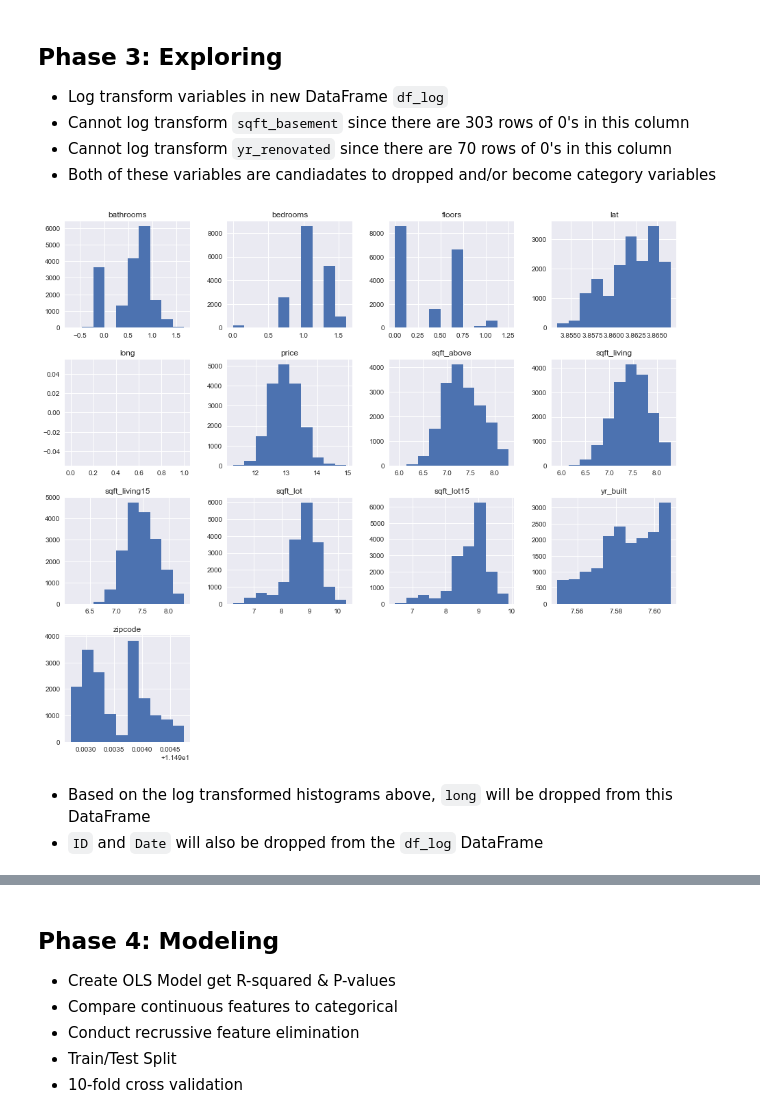
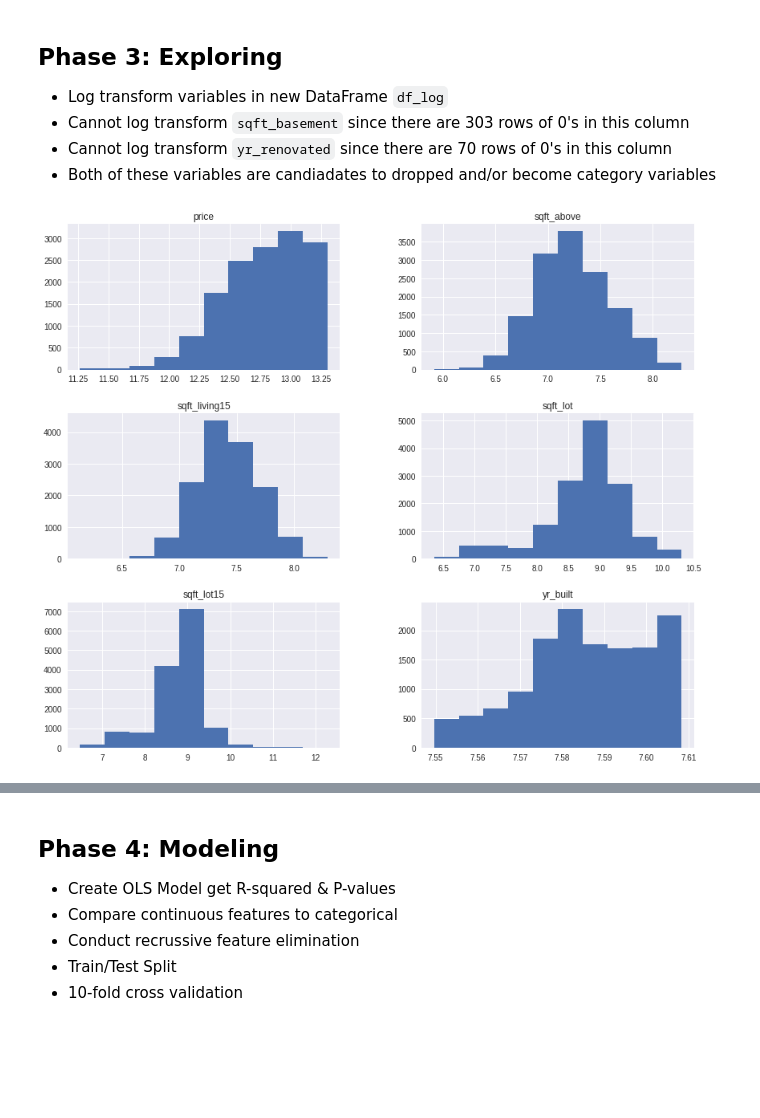
Before and after one commit to chelseapower/dsc-1-final-project-online-ds-pt-011419, a Jupyter notebook: student.ipynb, the cells around one changed output, grey strips where cells are left out. Cells and saved outputs as stored; diff of their text form; code cells hidden in the pictures; blank space fills up the shorter version.

```diff
--- a/student.ipynb
+++ b/student.ipynb
@@ -229,0 +311,3 @@ df['sqft_basement'] = pd.to_numeric(df["sqft_basement"], errors = 'coerce').fill
+# %%
+df_zip.columns = ['zipcode','city']
+df_zip.head()
@@ -229,0 +321,3 @@ df['sqft_basement'] = pd.to_numeric(df["sqft_basement"], errors = 'coerce').fill
+# %%
+df = pd.merge(df,df_zip,how='left', on='zipcode')
+df.head()
@@ -249,3 +355,3 @@ heatmap = sns.heatmap(correlation, annot=True, linewidths=0, vmin=-1, cmap="RdBu
 # %%
-# Remove ID
-df_pred = df.drop(['id'], axis=1)
+# Remove ID, long, lat, date, waterfront, zipcode, yr_renovated, sqft_basement, and sqft_living
+df_pred = df.drop(['id','long','lat','date','zipcode','yr_renovated','sqft_basement','sqft_living'], axis=1, inplace=False)
@@ -269,4 +398,7 @@ df_pred.hist(figsize = [16, 14]);
 # %%
+# Drop price above 600,000
+df_pred.drop(df_pred[ df_pred['price'] > 600000 ].index, inplace=True)
+
 # Drop bedrooms 5 or more
 df_pred.drop(df_pred[ df_pred['bedrooms'] > 5 ].index, inplace=True)
 
@@ -276,20 +408,14 @@ df_pred.drop(df_pred[ (df_pred['bathrooms'] <= 0) & (df_pred['bathrooms'] >= 4)
 # Drop sqft_above above 4,000
 df_pred.drop(df_pred[ df_pred['sqft_above'] > 4000 ].index, inplace=True)
 
-# Drop sqft_basement above l,000
-df_pred.drop(df_pred[ df_pred['sqft_basement'] > 1000 ].index, inplace=True)
-
-# Drop sqft_living above 4,000
-df_pred.drop(df_pred[ df_pred['sqft_living'] > 4000 ].index, inplace=True)
-
 # Drop sqft_living15 above 4,000
 df_pred.drop(df_pred[ df_pred['sqft_living15'] > 4000 ].index, inplace=True)
 
 # Drop sqft_lot above 30,000
 df_pred.drop(df_pred[ df_pred['sqft_lot'] > 30000 ].index, inplace=True)
 
-# Drop sqft_lot15 above 20,000
-df_pred.drop(df_pred[ df_pred['sqft_lot15'] > 20000 ].index, inplace=True)
+# Drop sqft_lot15 above 500,000
+df_pred.drop(df_pred[ df_pred['sqft_lot15'] > 500000 ].index, inplace=True)
 # %%
 # Show histogram again with dropped outliners
 df_pred.hist(figsize = [16, 14]);
@@ -305,26 +458,12 @@ df_pred.hist(figsize = [16, 14]);
 # %%
 # Log transform variables
 df_log = pd.DataFrame([])
-df_log["bedrooms"] = np.log(df_pred["bedrooms"])
-df_log["bathrooms"] = np.log(df_pred["bathrooms"])
-df_log["floors"] = np.log(df_pred["floors"])
-df_log["lat"] = np.log(df_pred["lat"])
-df_log["long"] = np.log(df_pred["long"])
 df_log["price"] = np.log(df_pred["price"])
 df_log["sqft_above"] = np.log(df_pred["sqft_above"])
-# sqft_basement variable is not log transformed because it has 0's in it
-# consider making sqft_basement a category
-df_log["sqft_living"] = np.log(df_pred["sqft_living"])
 df_log["sqft_living15"] = np.log(df_pred["sqft_living15"])
 df_log["sqft_lot"] = np.log(df_pred["sqft_lot"])
 df_log["sqft_lot15"] = np.log(df_pred["sqft_lot15"])
 df_log["yr_built"] = np.log(df_pred["yr_built"])
-# yr_renovated variable is not log transformed because it has 0's in it
-# consider making a new category with yr_renovated
-df_log["zipcode"] = np.log(df_pred["zipcode"])
-df_log.hist(figsize  = [16, 14]);
+df_log.hist(figsize  = [14, 12]);
 # %% [output]
-[figure, old version]
+[figure, new version]
-# %% [markdown]
-* Based on the log transformed histograms above, `long` will be dropped from this DataFrame
-* `ID` and `Date` will also be dropped from the `df_log` DataFrame
```
Also changed, not shown: parts of 75 cells of this notebook, 2 other files.
